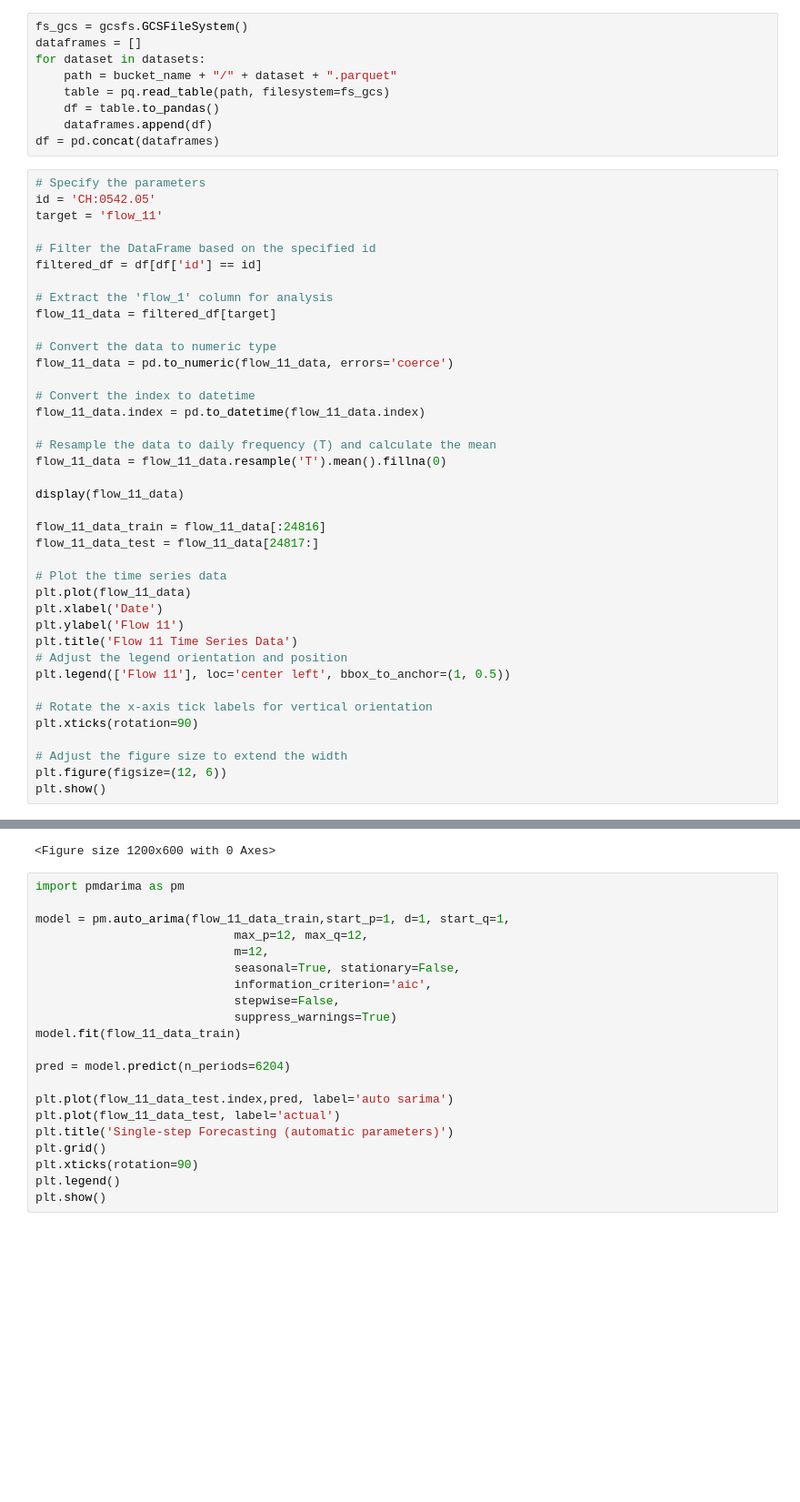
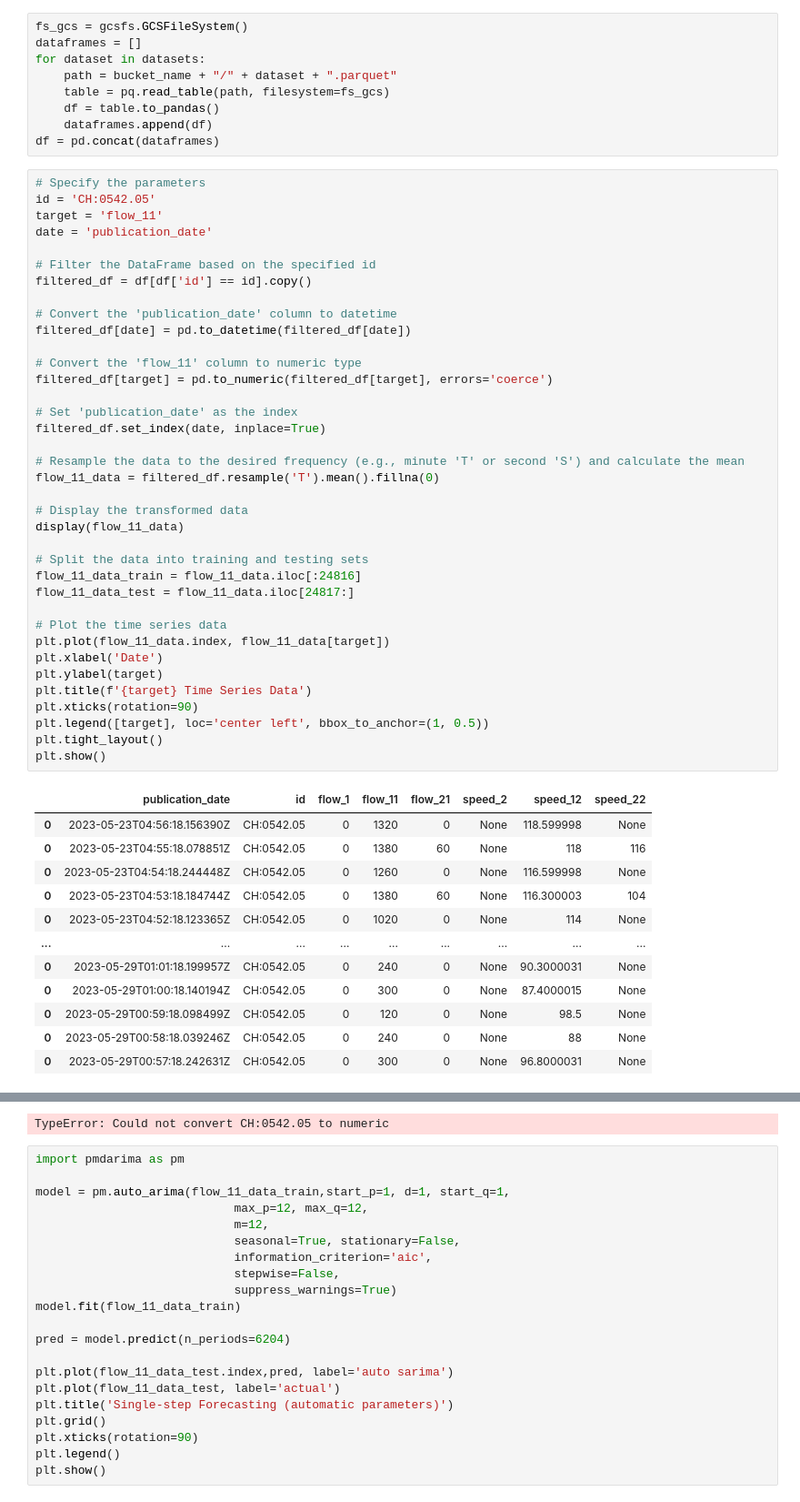
Before and after one commit to PrediSwiss/TraficPrediction, a Jupyter notebook: arima.ipynb, the cells around one changed output, grey strips where cells are left out. Shown at 91% size. Saved outputs shown, nothing was run; the diff lists cells and outputs as text; blank space fills up the shorter version.

```diff
--- a/arima.ipynb
+++ b/arima.ipynb
@@ -25,40 +25,50 @@ df = pd.concat(dataframes)
 # %%
 # Specify the parameters
 id = 'CH:0542.05'
 target = 'flow_11'
+date = 'publication_date'
 
 # Filter the DataFrame based on the specified id
-filtered_df = df[df['id'] == id]
+filtered_df = df[df['id'] == id].copy()
 
-# Extract the 'flow_1' column for analysis
-flow_11_data = filtered_df[target]
+# Convert the 'publication_date' column to datetime
+filtered_df[date] = pd.to_datetime(filtered_df[date])
 
-# Convert the data to numeric type
-flow_11_data = pd.to_numeric(flow_11_data, errors='coerce')
+# Convert the 'flow_11' column to numeric type
+filtered_df[target] = pd.to_numeric(filtered_df[target], errors='coerce')
 
-# Convert the index to datetime
-flow_11_data.index = pd.to_datetime(flow_11_data.index)
+# Set 'publication_date' as the index
+filtered_df.set_index(date, inplace=True)
 
-# Resample the data to daily frequency (T) and calculate the mean
-flow_11_data = flow_11_data.resample('T').mean().fillna(0)
+# Resample the data to the desired frequency (e.g., minute 'T' or second 'S') and calculate the mean
+flow_11_data = filtered_df.resample('T').mean().fillna(0)
 
+# Display the transformed data
 display(flow_11_data)
 
-flow_11_data_train = flow_11_data[:24816]
-flow_11_data_test = flow_11_data[24817:]
+# Split the data into training and testing sets
+flow_11_data_train = flow_11_data.iloc[:24816]
+flow_11_data_test = flow_11_data.iloc[24817:]
 
 # Plot the time series data
-plt.plot(flow_11_data)
+plt.plot(flow_11_data.index, flow_11_data[target])
 plt.xlabel('Date')
-plt.ylabel('Flow 11')
-plt.title('Flow 11 Time Series Data')
-# Adjust the legend orientation and position
-plt.legend(['Flow 11'], loc='center left', bbox_to_anchor=(1, 0.5))
-
-# Rotate the x-axis tick labels for vertical orientation
+plt.ylabel(target)
+plt.title(f'{target} Time Series Data')
 plt.xticks(rotation=90)
-
-# Adjust the figure size to extend the width
-plt.figure(figsize=(12, 6))
+plt.legend([target], loc='center left', bbox_to_anchor=(1, 0.5))
+plt.tight_layout()
 plt.show()
 # %% [output]
+|  | publication_date | id | flow_1 | flow_11 | flow_21 | speed_2 | speed_12 | speed_22 |
+| 0 | 2023-05-23T04:56:18.156390Z | CH:0542.05 | 0 | 1320 | 0 | None | 118.599998 | None |
+| 0 | 2023-05-23T04:55:18.078851Z | CH:0542.05 | 0 | 1380 | 60 | None | 118 | 116 |
+| 0 | 2023-05-23T04:54:18.244448Z | CH:0542.05 | 0 | 1260 | 0 | None | 116.599998 | None |
+| 0 | 2023-05-23T04:53:18.184744Z | CH:0542.05 | 0 | 1380 | 60 | None | 116.300003 | 104 |
+| 0 | 2023-05-23T04:52:18.123365Z | CH:0542.05 | 0 | 1020 | 0 | None | 114 | None |
+| ... | ... | ... | ... | ... | ... | ... | ... | ... |
+| 0 | 2023-05-29T01:01:18.199957Z | CH:0542.05 | 0 | 240 | 0 | None | 90.3000031 | None |
+| 0 | 2023-05-29T01:00:18.140194Z | CH:0542.05 | 0 | 300 | 0 | None | 87.4000015 | None |
+| 0 | 2023-05-29T00:59:18.098499Z | CH:0542.05 | 0 | 120 | 0 | None | 98.5 | None |
+| 0 | 2023-05-29T00:58:18.039246Z | CH:0542.05 | 0 | 240 | 0 | None | 88 | None |
+| 0 | 2023-05-29T00:57:18.242631Z | CH:0542.05 | 0 | 300 | 0 | None | 96.8000031 | None |
@@ -79,4 +76,4 @@ Freq: T, Name: flow_11, Length: 31020, dtype: float64
-<Figure size 1200x600 with 0 Axes>
+TypeError: Could not convert CH:0542.05 to numeric
 # %%
 import pmdarima as pm
 
```
Also changed, not shown: parts of 1 cell of this notebook.
